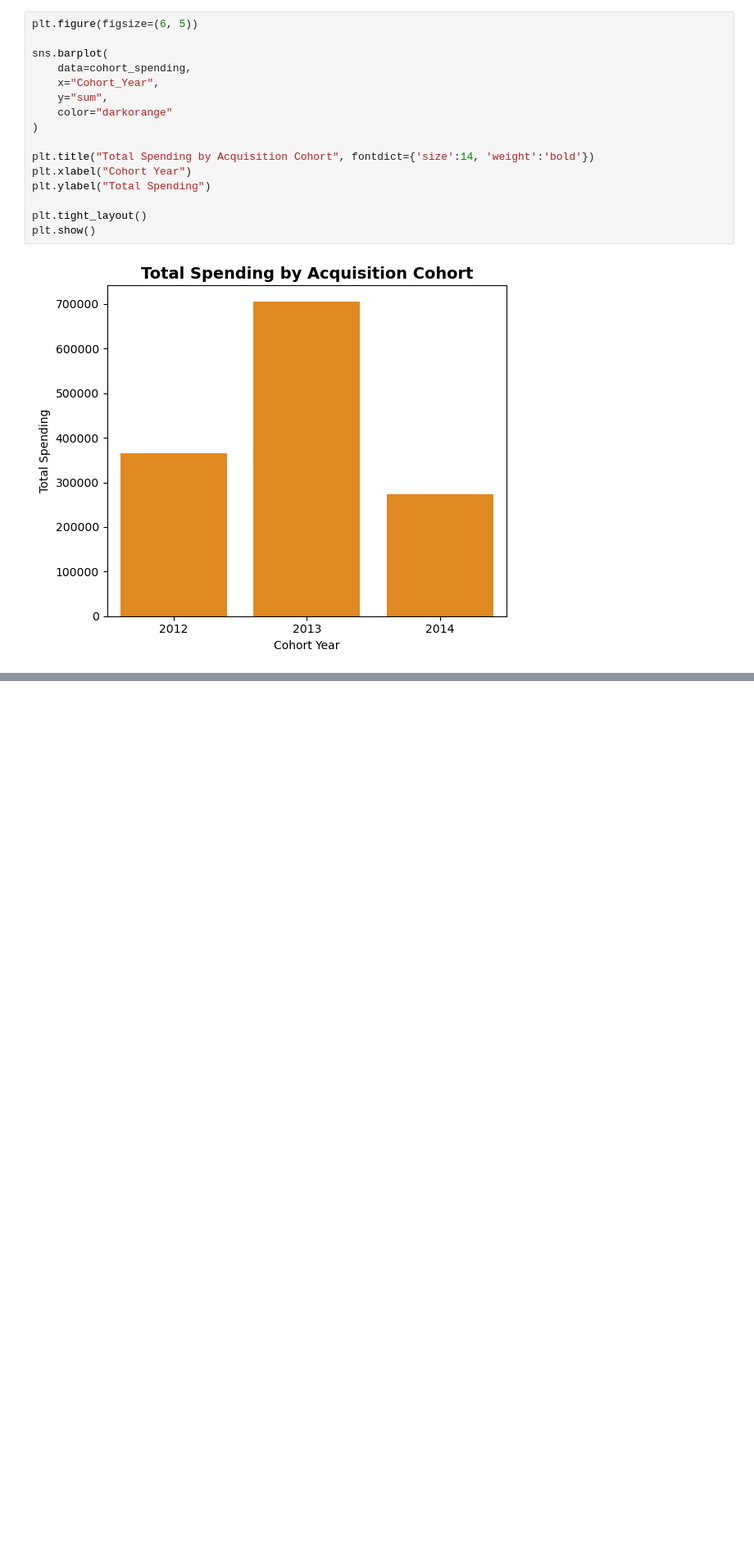
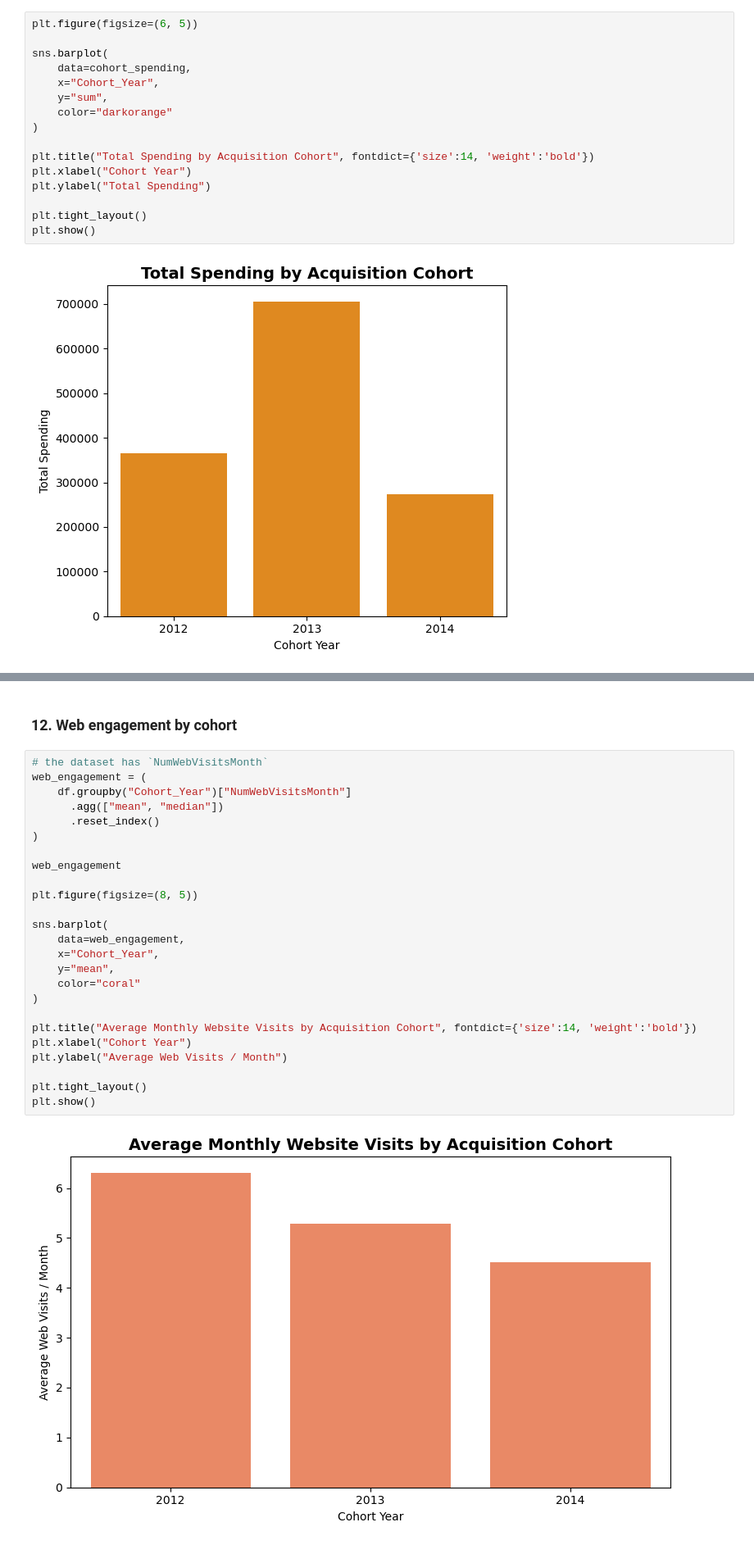
Before and after one commit to annugit1655/Customer-Behaviour-Analysis-with-CLTV, a Jupyter notebook: notebooks/03-Cohort-Analysis_Customer_Engagement.ipynb, the cells around one changed output, grey strips where cells are left out. Shown at 82% size. Drawn from its saved outputs; the diff is of its cells as text; blank space fills up the shorter version.

```diff
--- a/notebooks/03-Cohort-Analysis_Customer_Engagement.ipynb
+++ b/notebooks/03-Cohort-Analysis_Customer_Engagement.ipynb
@@ -354,0 +469,29 @@ plt.show()
+# %% [markdown]
+### **12. Web engagement by cohort**
+# %%
+# the dataset has `NumWebVisitsMonth`
+web_engagement = (
+    df.groupby("Cohort_Year")["NumWebVisitsMonth"]
+      .agg(["mean", "median"])
+      .reset_index()
+)
+
+web_engagement
+
+plt.figure(figsize=(8, 5))
+
+sns.barplot(
+    data=web_engagement,
+    x="Cohort_Year",
+    y="mean",
+    color="coral"
+)
+
+plt.title("Average Monthly Website Visits by Acquisition Cohort", fontdict={'size':14, 'weight':'bold'})
+plt.xlabel("Cohort Year")
+plt.ylabel("Average Web Visits / Month")
+
+plt.tight_layout()
+plt.show()
+# %% [output]
+[figure, added]
```
Also changed, not shown: parts of 16 cells of this notebook.
